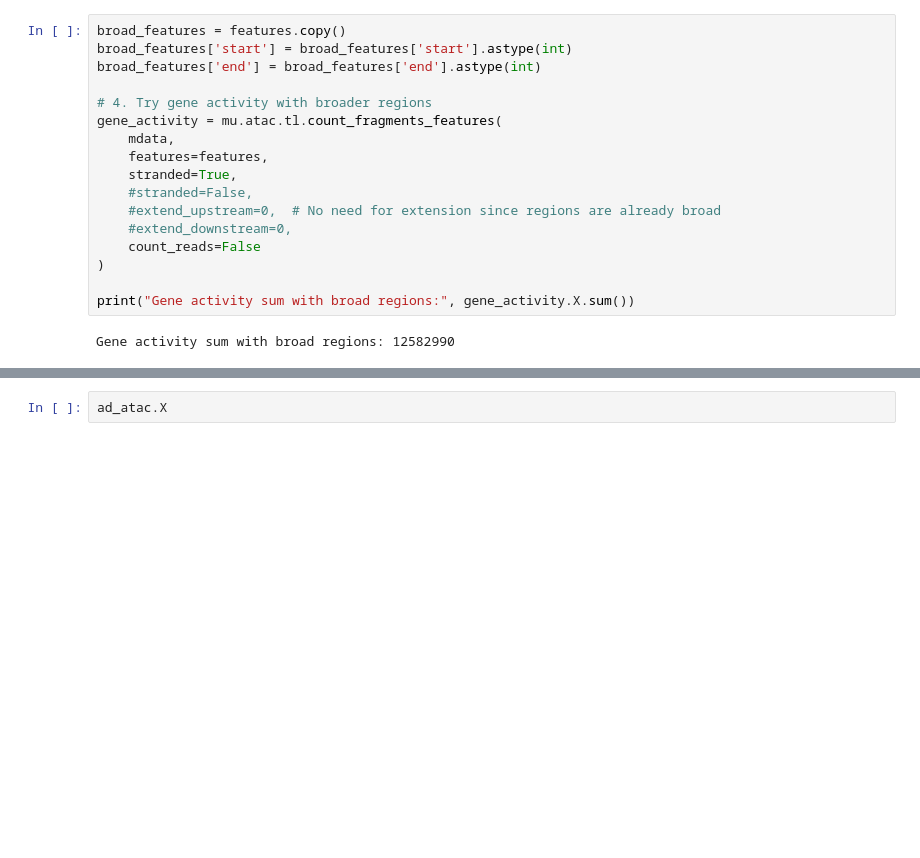
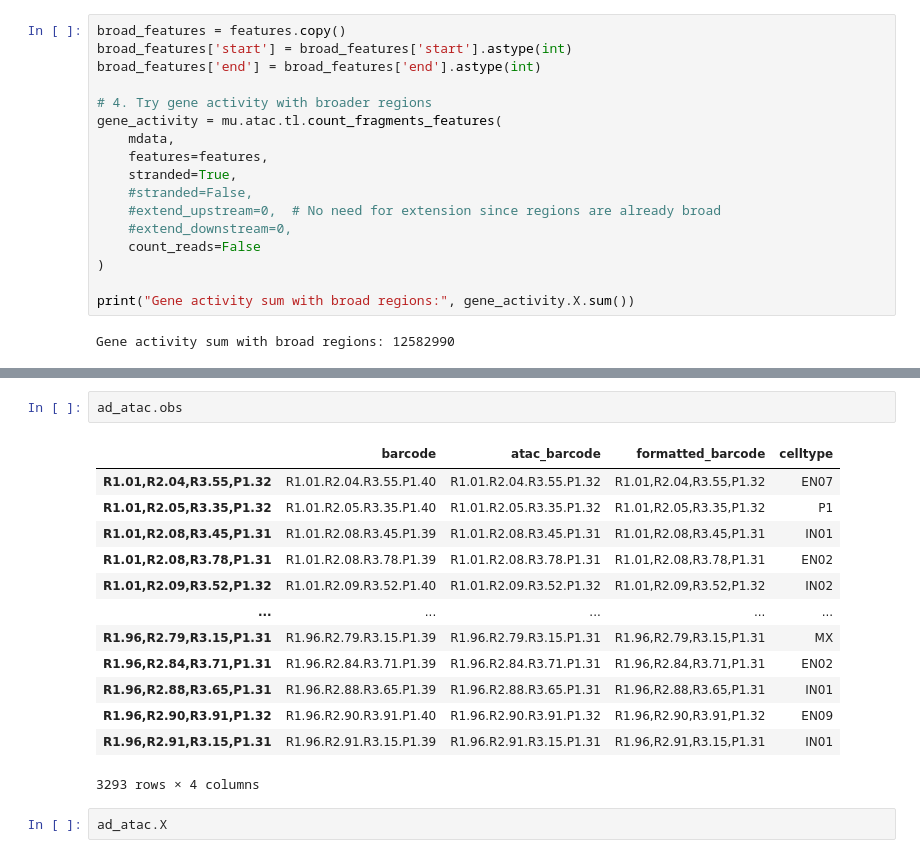
Before and after one commit to l-reich/spatial-chromatin-variability, a Jupyter notebook: src/ATAC_mapping.ipynb, the cells around one changed output, grey strips where cells are left out. Drawn from its saved outputs; the diff is of its cells as text; blank space fills up the shorter version.

```diff
--- a/src/ATAC_mapping.ipynb
+++ b/src/ATAC_mapping.ipynb
@@ -207,3 +223,19 @@ Gene activity sum with broad regions: 12582990
+# %%
+ad_atac.obs
+# %% [output]
+|  | barcode | atac_barcode | formatted_barcode | celltype |
+| R1.01,R2.04,R3.55,P1.32 | R1.01.R2.04.R3.55.P1.40 | R1.01.R2.04.R3.55.P1.32 | R1.01,R2.04,R3.55,P1.32 | EN07 |
+| R1.01,R2.05,R3.35,P1.32 | R1.01.R2.05.R3.35.P1.40 | R1.01.R2.05.R3.35.P1.32 | R1.01,R2.05,R3.35,P1.32 | P1 |
+| R1.01,R2.08,R3.45,P1.31 | R1.01.R2.08.R3.45.P1.39 | R1.01.R2.08.R3.45.P1.31 | R1.01,R2.08,R3.45,P1.31 | IN01 |
+| R1.01,R2.08,R3.78,P1.31 | R1.01.R2.08.R3.78.P1.39 | R1.01.R2.08.R3.78.P1.31 | R1.01,R2.08,R3.78,P1.31 | EN02 |
+| R1.01,R2.09,R3.52,P1.32 | R1.01.R2.09.R3.52.P1.40 | R1.01.R2.09.R3.52.P1.32 | R1.01,R2.09,R3.52,P1.32 | IN02 |
+| ... | ... | ... | ... | ... |
+| R1.96,R2.79,R3.15,P1.31 | R1.96.R2.79.R3.15.P1.39 | R1.96.R2.79.R3.15.P1.31 | R1.96,R2.79,R3.15,P1.31 | MX |
+| R1.96,R2.84,R3.71,P1.31 | R1.96.R2.84.R3.71.P1.39 | R1.96.R2.84.R3.71.P1.31 | R1.96,R2.84,R3.71,P1.31 | EN02 |
+| R1.96,R2.88,R3.65,P1.31 | R1.96.R2.88.R3.65.P1.39 | R1.96.R2.88.R3.65.P1.31 | R1.96,R2.88,R3.65,P1.31 | IN01 |
+| R1.96,R2.90,R3.91,P1.32 | R1.96.R2.90.R3.91.P1.40 | R1.96.R2.90.R3.91.P1.32 | R1.96,R2.90,R3.91,P1.32 | EN09 |
+| R1.96,R2.91,R3.15,P1.31 | R1.96.R2.91.R3.15.P1.39 | R1.96.R2.91.R3.15.P1.31 | R1.96,R2.91,R3.15,P1.31 | IN01 |
+3293 rows × 4 columns
 # %%
 ad_atac.X
 # %% [output]
```
Also changed, not shown: parts of 1 cell of this notebook, 2 other files.
